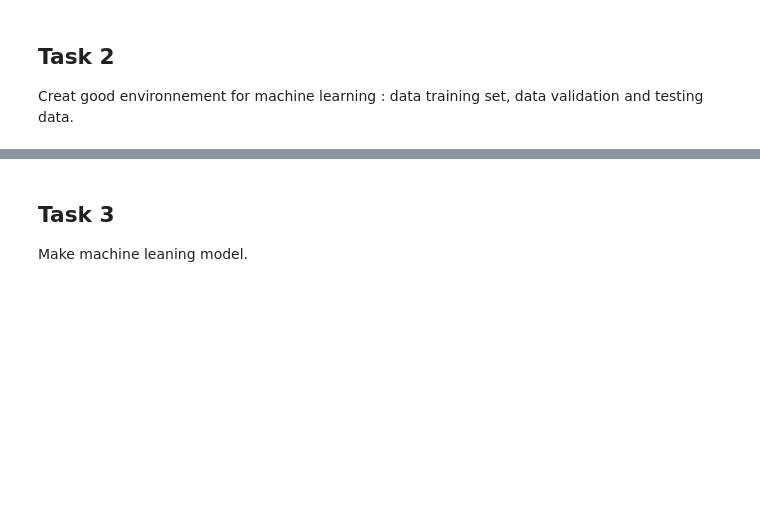
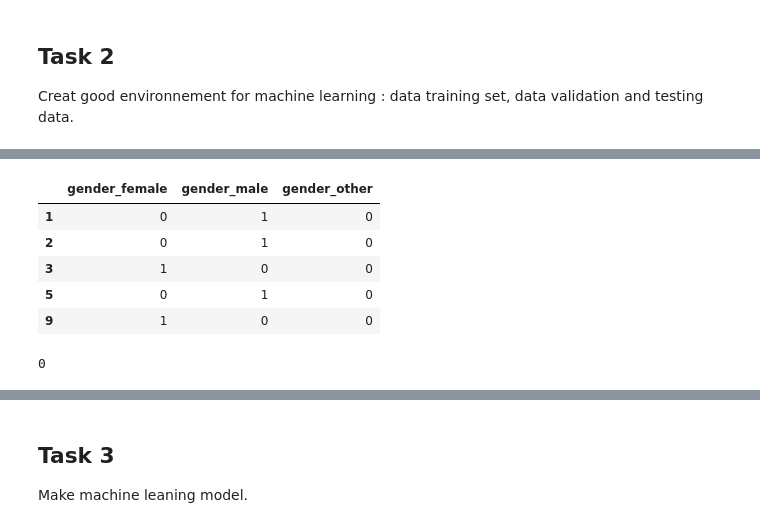
Before and after one commit to epfl-ada/ada-2021-project-escouade, a Jupyter notebook: src/Question_3.ipynb, the cells around one changed output, grey strips where cells are left out. Saved outputs shown, nothing was run; the diff lists cells and outputs as text; code cells hidden in the pictures; blank space fills up the shorter version.

```diff
--- a/src/Question_3.ipynb
+++ b/src/Question_3.ipynb
@@ -7,0 +56,3 @@ Load quotebank dataset previously filtered and completed (question_2). Then add
+# %%
+#insert columns numVotes and averageRating to quotebank
+df_ML = pd.merge(df_quotebank,df_ratings,on='id_film',how='left')
@@ -10,0 +81,14 @@ Creat good environnement for machine learning : data training set, data validati
+# %%
+#create a colonne with the response (success if rating is >= 5.5 else the movie is an echec)
+ratings_predict = []
+for row in df_ML['averageRating'] :
+    if row < 6 :
+        ratings_predict.append(0)
+    elif row >= 5.5 :
+         ratings_predict.append(1)
+    else :
+         ratings_predict.append('')
+df_ML['ratings_predict'] = ratings_predict
+# %%
+#delete row with no label
+df_ML_filtred = df_ML[(df_ML.ratings_predict != '')]
@@ -10,0 +116,20 @@ Creat good environnement for machine learning : data training set, data validati
+# %%
+#the dataset contains one categorical variable: gender (male|female)
+#convert it to a numerical variable in order to have the features vector
+X = pd.get_dummies(df_ML_filtred[movies_features])
+X.head()
+# %% [output]
+|  | gender_female | gender_male | gender_other |
+| 1 | 0 | 1 | 0 |
+| 2 | 0 | 1 | 0 |
+| 3 | 1 | 0 | 0 |
+| 5 | 0 | 1 | 0 |
+| 9 | 1 | 0 | 0 |
+# %%
+#to make a prediction we must eliminate the missing values
+len(X[X.isna().any(axis=1)])
+#replace nan values with mean
+X = X.fillna(X.mean())
+len(X[X.isna().any(axis=1)])
+# %% [output]
+0
```
Also changed, not shown: parts of 20 cells of this notebook.
